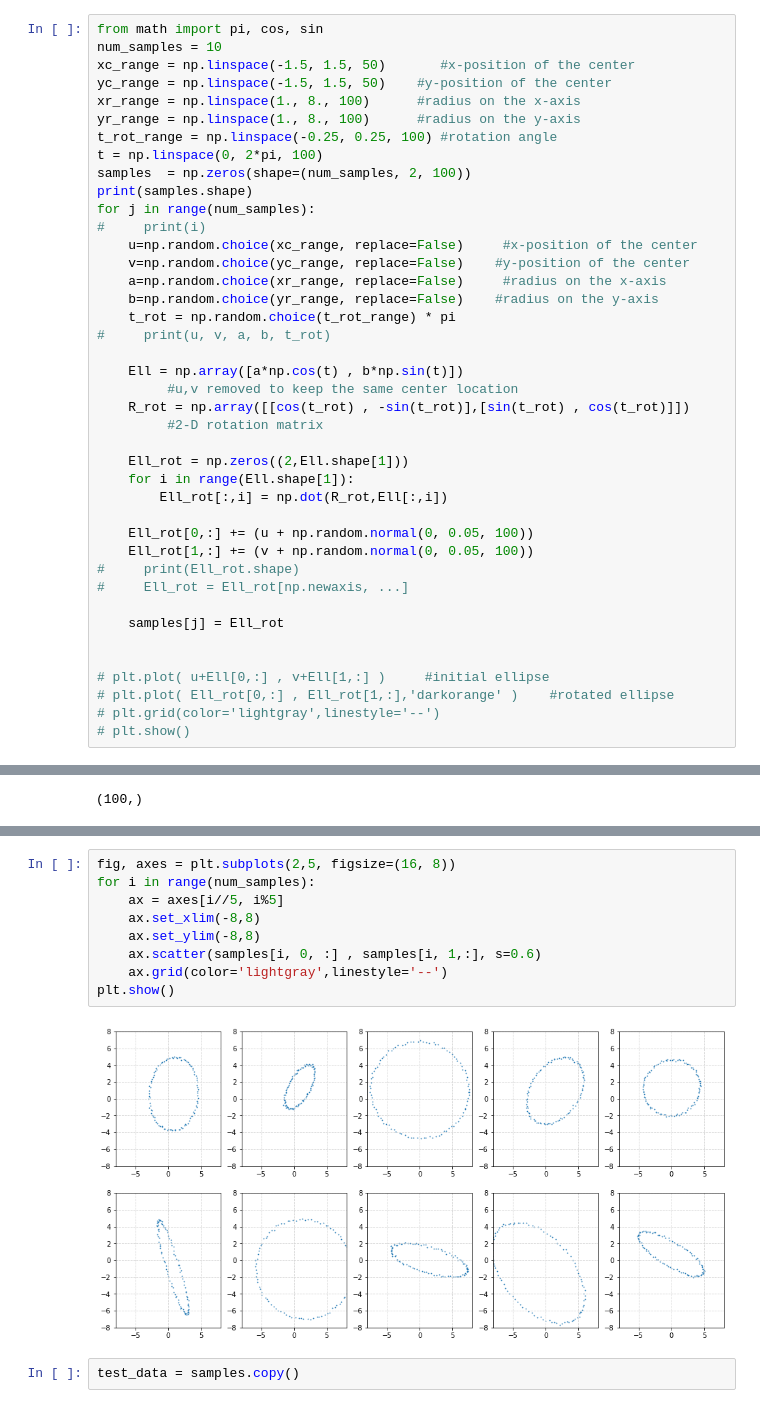
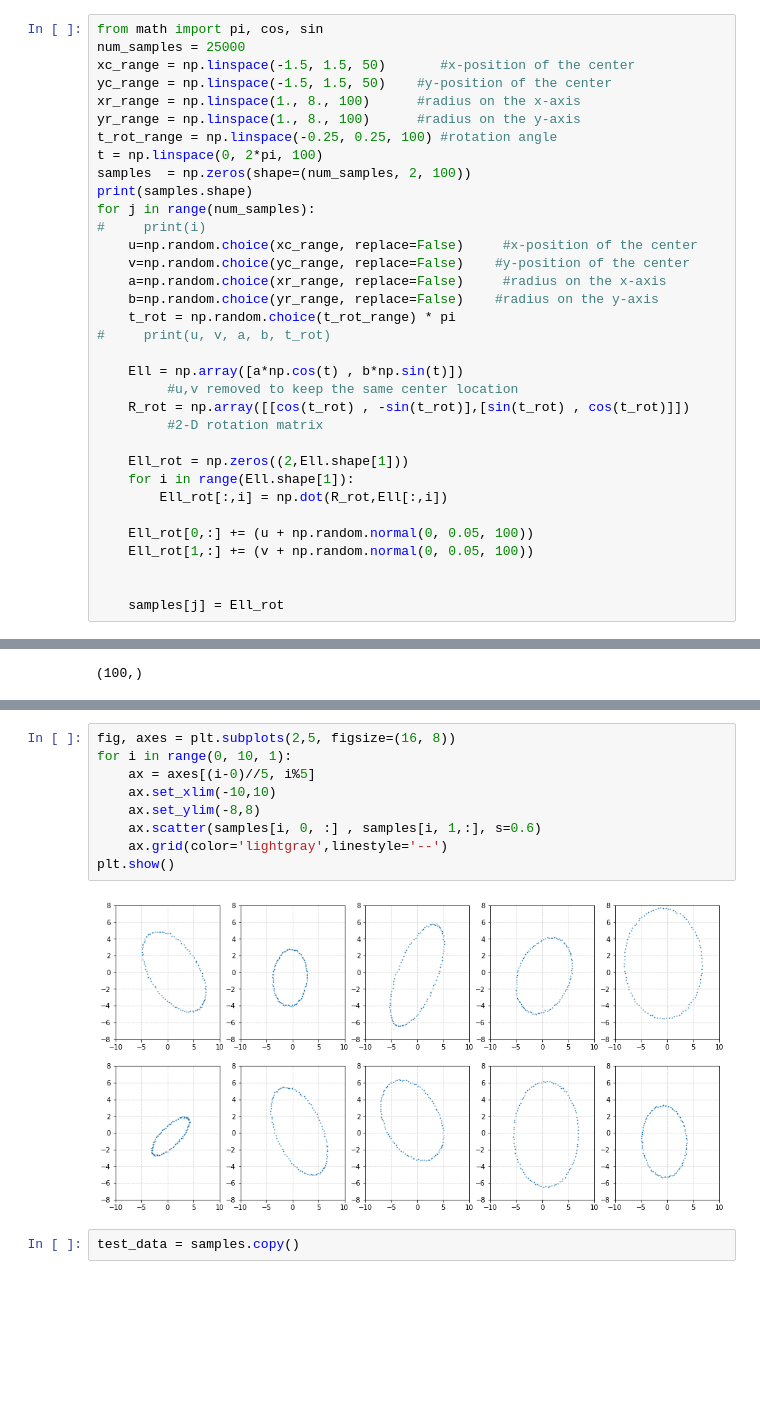
Before and after one commit to cschou/object_tracking_fix, a Jupyter notebook: gen_data.ipynb, the cells around one changed output, grey strips where cells are left out. Saved outputs shown, nothing was run; the diff lists cells and outputs as text; blank space fills up the shorter version.

```diff
--- a/gen_data.ipynb
+++ b/gen_data.ipynb
@@ -29,6 +29,6 @@ plt.show()
 # %%
 from math import pi, cos, sin
-num_samples = 10
+num_samples = 25000
 xc_range = np.linspace(-1.5, 1.5, 50)       #x-position of the center
 yc_range = np.linspace(-1.5, 1.5, 50)    #y-position of the center
 xr_range = np.linspace(1., 8., 100)      #radius on the x-axis
@@ -57,14 +57,7 @@ for j in range(num_samples):
 
     Ell_rot[0,:] += (u + np.random.normal(0, 0.05, 100))
     Ell_rot[1,:] += (v + np.random.normal(0, 0.05, 100))
-#     print(Ell_rot.shape)
-#     Ell_rot = Ell_rot[np.newaxis, ...]
+
 
     samples[j] = Ell_rot
-
-
-# plt.plot( u+Ell[0,:] , v+Ell[1,:] )     #initial ellipse
-# plt.plot( Ell_rot[0,:] , Ell_rot[1,:],'darkorange' )    #rotated ellipse
-# plt.grid(color='lightgray',linestyle='--')
-# plt.show()
 # %% [output]
@@ -87,14 +80,14 @@ plt.show()
 # %%
 fig, axes = plt.subplots(2,5, figsize=(16, 8))
-for i in range(num_samples):
-    ax = axes[i//5, i%5]
-    ax.set_xlim(-8,8)
+for i in range(0, 10, 1):
+    ax = axes[(i-0)//5, i%5]
+    ax.set_xlim(-10,10)
     ax.set_ylim(-8,8)
     ax.scatter(samples[i, 0, :] , samples[i, 1,:], s=0.6)
     ax.grid(color='lightgray',linestyle='--')
 plt.show()
 # %% [output]
-[figure, old version]
+[figure, new version]
 # %%
 test_data = samples.copy()
 # %%
```
Also changed, not shown: parts of 19 cells of this notebook, 7 other files.
